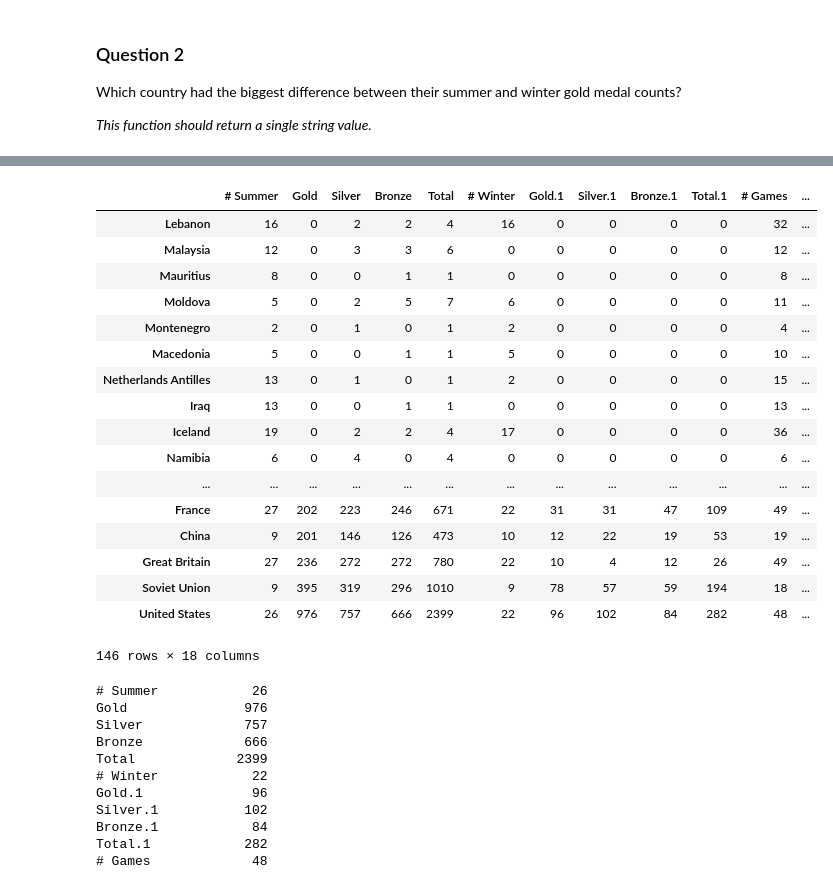
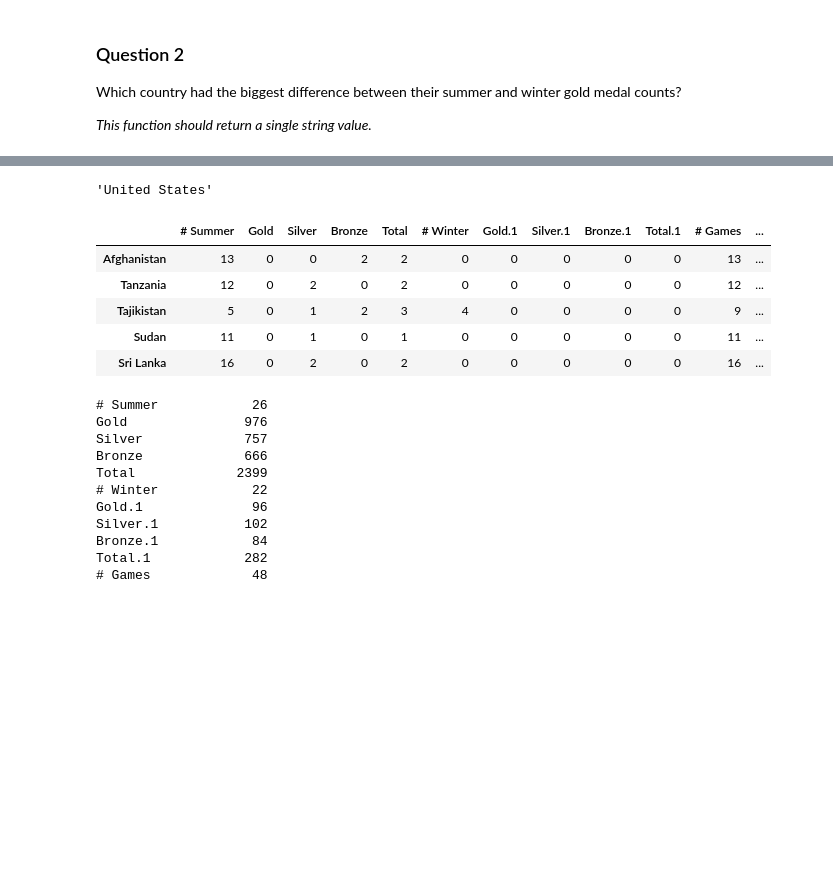
Before and after one commit to wahmed555/PhD_learning, a Jupyter notebook: pandas/Assignment+2.ipynb, the cells around one changed output, grey strips where cells are left out. Cells and saved outputs as stored; diff of their text form; code cells hidden in the pictures; blank space fills up the shorter version.

```diff
--- a/pandas/Assignment+2.ipynb
+++ b/pandas/Assignment+2.ipynb
@@ -220,25 +197,17 @@ df
+# %%
+df['G_diff'].argmax()
+# %% [output]
+'United States'
 # %%
 df=df.sort_values('G_diff')
-df
+df.head()
 # %% [output]
 |  | # Summer | Gold | Silver | Bronze | Total | # Winter | Gold.1 | Silver.1 | Bronze.1 | Total.1 | # Games | ... |
-| Lebanon | 16 | 0 | 2 | 2 | 4 | 16 | 0 | 0 | 0 | 0 | 32 | ... |
-| Malaysia | 12 | 0 | 3 | 3 | 6 | 0 | 0 | 0 | 0 | 0 | 12 | ... |
-| Mauritius | 8 | 0 | 0 | 1 | 1 | 0 | 0 | 0 | 0 | 0 | 8 | ... |
-| Moldova | 5 | 0 | 2 | 5 | 7 | 6 | 0 | 0 | 0 | 0 | 11 | ... |
-| Montenegro | 2 | 0 | 1 | 0 | 1 | 2 | 0 | 0 | 0 | 0 | 4 | ... |
-| Macedonia | 5 | 0 | 0 | 1 | 1 | 5 | 0 | 0 | 0 | 0 | 10 | ... |
-| Netherlands Antilles | 13 | 0 | 1 | 0 | 1 | 2 | 0 | 0 | 0 | 0 | 15 | ... |
-| Iraq | 13 | 0 | 0 | 1 | 1 | 0 | 0 | 0 | 0 | 0 | 13 | ... |
-| Iceland | 19 | 0 | 2 | 2 | 4 | 17 | 0 | 0 | 0 | 0 | 36 | ... |
-| Namibia | 6 | 0 | 4 | 0 | 4 | 0 | 0 | 0 | 0 | 0 | 6 | ... |
-| ... | ... | ... | ... | ... | ... | ... | ... | ... | ... | ... | ... | ... |
-| France | 27 | 202 | 223 | 246 | 671 | 22 | 31 | 31 | 47 | 109 | 49 | ... |
-| China | 9 | 201 | 146 | 126 | 473 | 10 | 12 | 22 | 19 | 53 | 19 | ... |
-| Great Britain | 27 | 236 | 272 | 272 | 780 | 22 | 10 | 4 | 12 | 26 | 49 | ... |
-| Soviet Union | 9 | 395 | 319 | 296 | 1010 | 9 | 78 | 57 | 59 | 194 | 18 | ... |
-| United States | 26 | 976 | 757 | 666 | 2399 | 22 | 96 | 102 | 84 | 282 | 48 | ... |
+| Afghanistan | 13 | 0 | 0 | 2 | 2 | 0 | 0 | 0 | 0 | 0 | 13 | ... |
+| Tanzania | 12 | 0 | 2 | 0 | 2 | 0 | 0 | 0 | 0 | 0 | 12 | ... |
+| Tajikistan | 5 | 0 | 1 | 2 | 3 | 4 | 0 | 0 | 0 | 0 | 9 | ... |
+| Sudan | 11 | 0 | 1 | 0 | 1 | 0 | 0 | 0 | 0 | 0 | 11 | ... |
+| Sri Lanka | 16 | 0 | 2 | 0 | 2 | 0 | 0 | 0 | 0 | 0 | 16 | ... |
-146 rows × 18 columns
 # %%
 df.iloc[-1]
 # %% [output]
```
Also changed, not shown: parts of 31 cells of this notebook.
